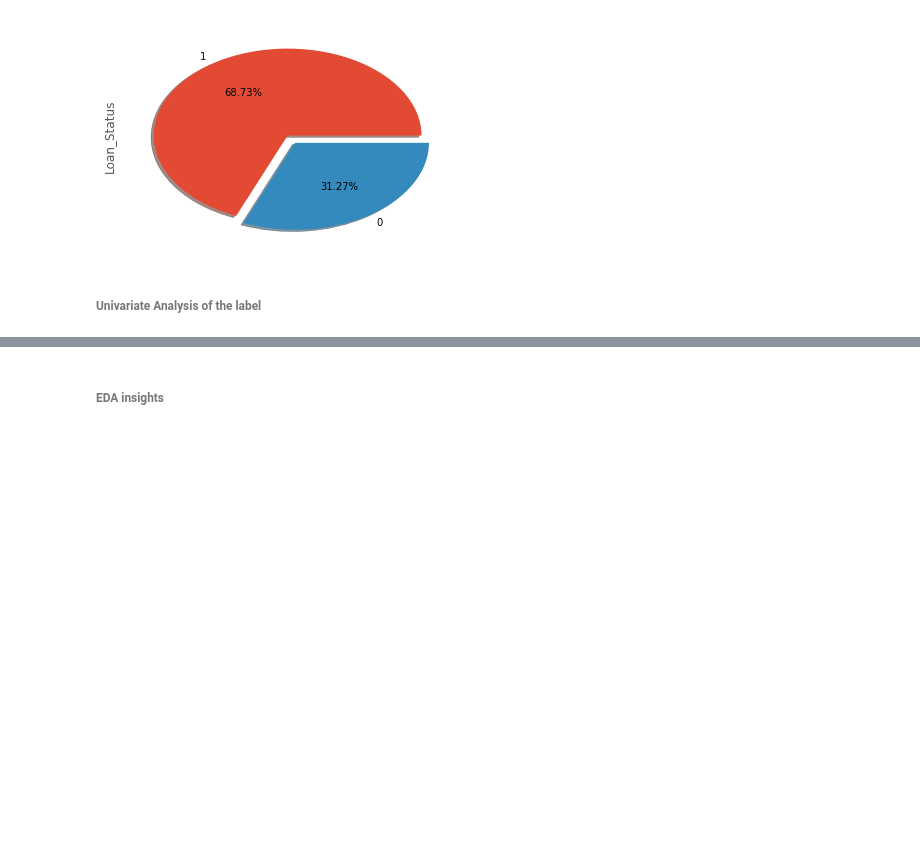
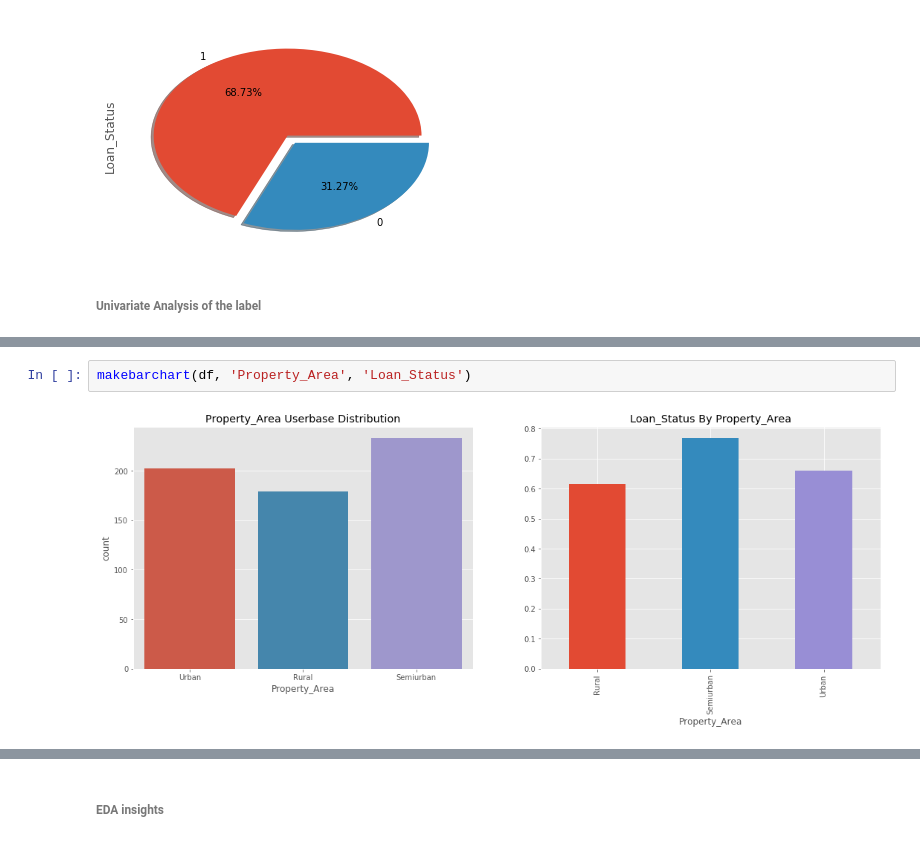
Before and after one commit to bruno-raffa/Loan-prediction, a Jupyter notebook: Notebook.ipynb, the cells around one changed output, grey strips where cells are left out. Drawn from its saved outputs; the diff is of its cells as text; blank space fills up the shorter version.

```diff
--- a/Notebook.ipynb
+++ b/Notebook.ipynb
@@ -316,0 +305,4 @@ plt.legend(loc='upper center', frameon=False, ncol=2);
+# %%
+makebarchart(df, 'Property_Area', 'Loan_Status')
+# %% [output]
+[figure, added]
```
Also changed, not shown: parts of 14 cells of this notebook.
